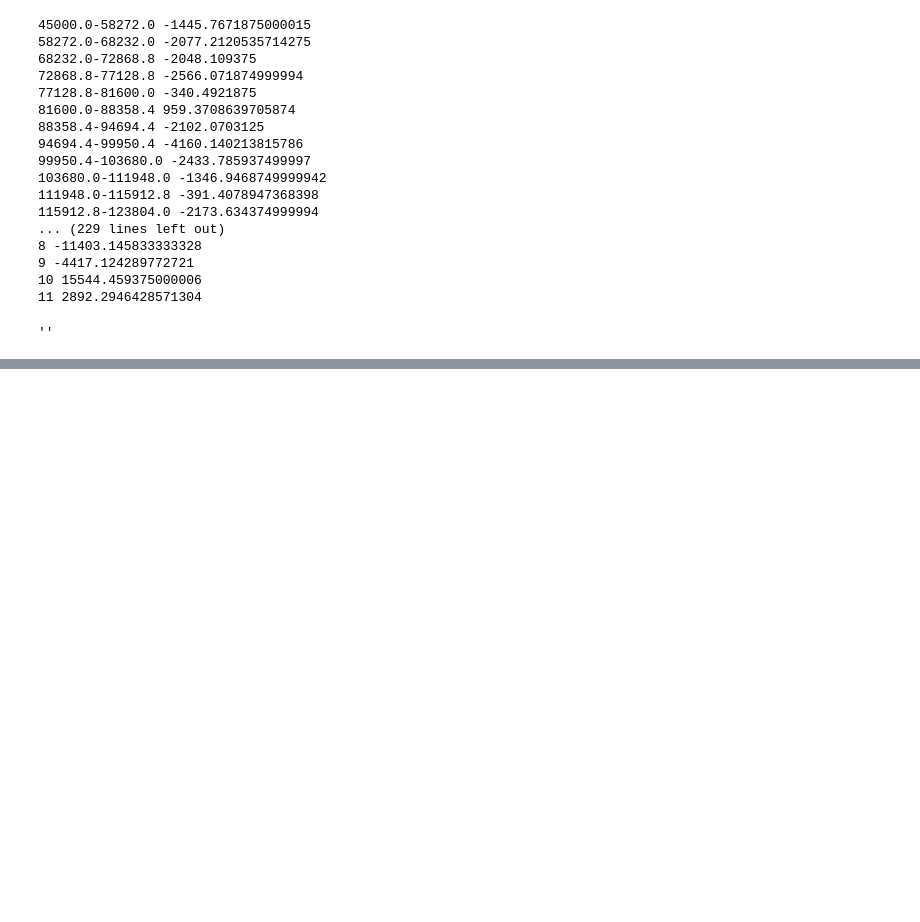
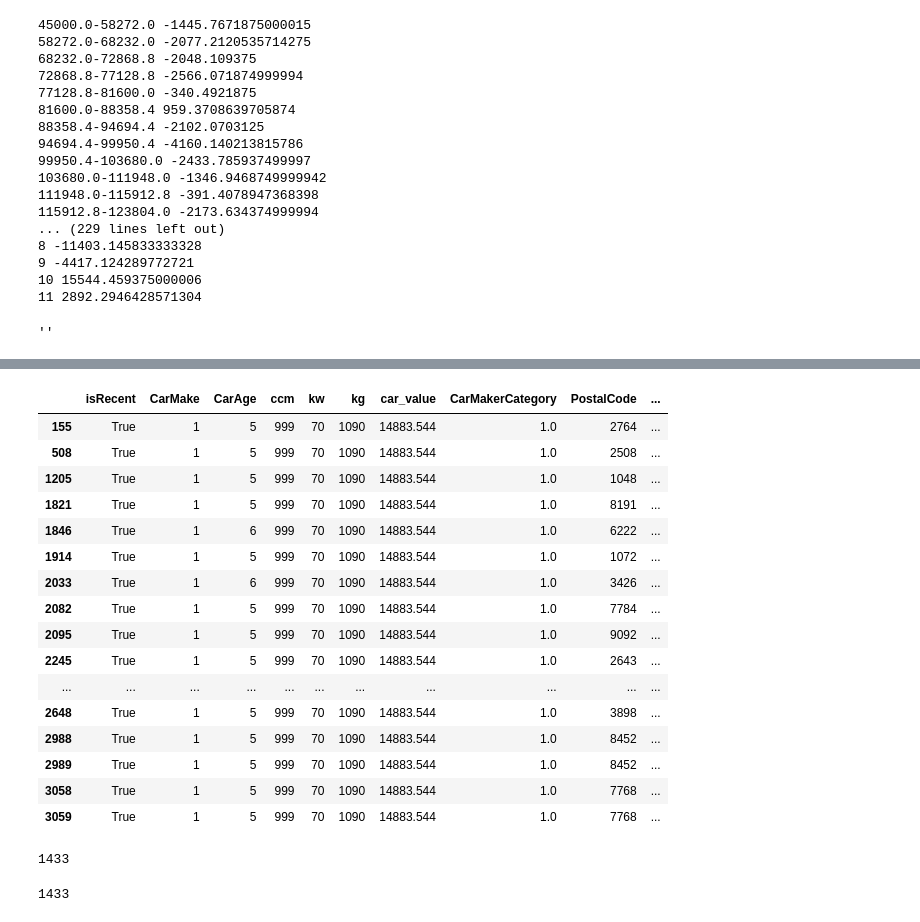
Before and after one commit to asdasde/market_models, a Jupyter notebook: notebooks/market_model.ipynb, the cells around one changed output, grey strips where cells are left out. Saved outputs shown, nothing was run; the diff lists cells and outputs as text; code cells hidden in the pictures; blank space fills up the shorter version.

```diff
--- a/notebooks/market_model.ipynb
+++ b/notebooks/market_model.ipynb
@@ -1103,0 +1406,28 @@ makePDF().output(PDF_PATH + TARGET_VARIABLE + '_summary.pdf')
+# %%
+DATA[DATA['car_value'] == 14883.544]
+# %% [output]
+|  | isRecent | CarMake | CarAge | ccm | kw | kg | car_value | CarMakerCategory | PostalCode | ... |
+| 155 | True | 1 | 5 | 999 | 70 | 1090 | 14883.544 | 1.0 | 2764 | ... |
+| 508 | True | 1 | 5 | 999 | 70 | 1090 | 14883.544 | 1.0 | 2508 | ... |
+| 1205 | True | 1 | 5 | 999 | 70 | 1090 | 14883.544 | 1.0 | 1048 | ... |
+| 1821 | True | 1 | 5 | 999 | 70 | 1090 | 14883.544 | 1.0 | 8191 | ... |
+| 1846 | True | 1 | 6 | 999 | 70 | 1090 | 14883.544 | 1.0 | 6222 | ... |
+| 1914 | True | 1 | 5 | 999 | 70 | 1090 | 14883.544 | 1.0 | 1072 | ... |
+| 2033 | True | 1 | 6 | 999 | 70 | 1090 | 14883.544 | 1.0 | 3426 | ... |
+| 2082 | True | 1 | 5 | 999 | 70 | 1090 | 14883.544 | 1.0 | 7784 | ... |
+| 2095 | True | 1 | 5 | 999 | 70 | 1090 | 14883.544 | 1.0 | 9092 | ... |
+| 2245 | True | 1 | 5 | 999 | 70 | 1090 | 14883.544 | 1.0 | 2643 | ... |
+| ... | ... | ... | ... | ... | ... | ... | ... | ... | ... | ... |
+| 2648 | True | 1 | 5 | 999 | 70 | 1090 | 14883.544 | 1.0 | 3898 | ... |
+| 2988 | True | 1 | 5 | 999 | 70 | 1090 | 14883.544 | 1.0 | 8452 | ... |
+| 2989 | True | 1 | 5 | 999 | 70 | 1090 | 14883.544 | 1.0 | 8452 | ... |
+| 3058 | True | 1 | 5 | 999 | 70 | 1090 | 14883.544 | 1.0 | 7768 | ... |
+| 3059 | True | 1 | 5 | 999 | 70 | 1090 | 14883.544 | 1.0 | 7768 | ... |
+# %%
+DATA[TARGET_VARIABLE].nunique()
+# %% [output]
+1433
+# %%
+len(groups)
+# %% [output]
+1433
```
Also changed, not shown: parts of 28 cells of this notebook, 1 other file.
